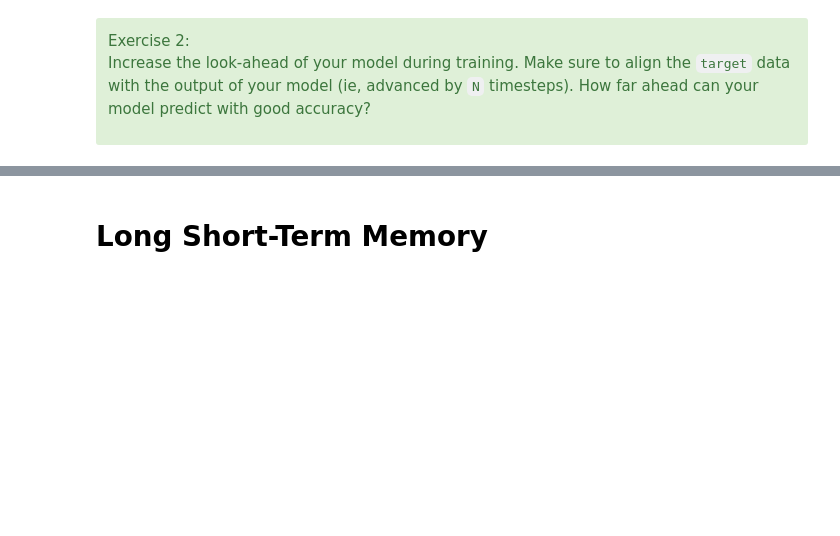
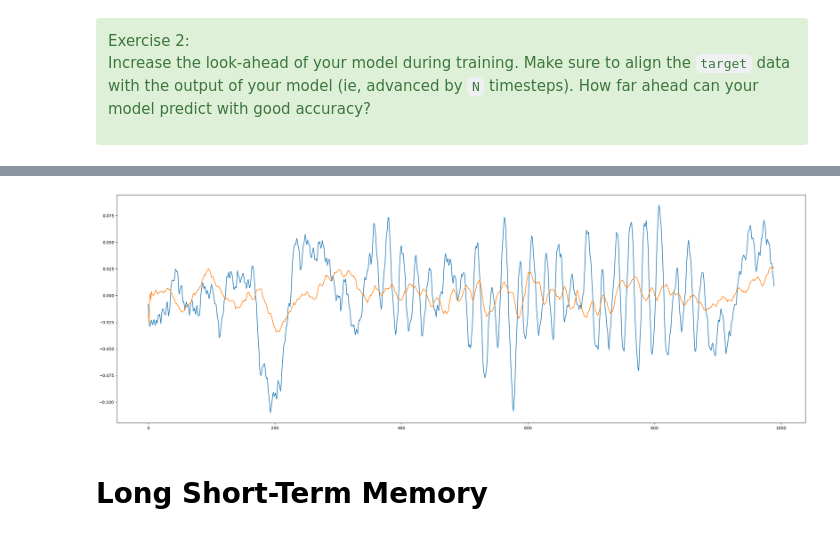
Before and after one commit to SupaeroDataScience/deep-learning, a Jupyter notebook: RNN/MainActivity_Time series forecasting.ipynb, the cells around one changed output, grey strips where cells are left out. Cells and saved outputs as stored; diff of their text form; code cells hidden in the pictures; blank space fills up the shorter version.

```diff
--- a/RNN/MainActivity_Time series forecasting.ipynb
+++ b/RNN/MainActivity_Time series forecasting.ipynb
@@ -247,7 +326,7 @@ def closure():
     optimizer.zero_grad()
     hidden = rnn.init_hidden()
     out, hidden = rnn(train_input[:, :-horizon], hidden, future=horizon)
-    loss = criterion(out[:, :-horizon+1], train_input[:, horizon:])
+    loss = criterion(out[:, :-horizon], train_input[:, horizon:])
     print('loss:', loss.item())
     loss.backward()
     return loss
@@ -283,3 +390,33 @@ Exercise 2:
 
 Increase the look-ahead of your model during training. Make sure to align the `target` data with the output of your model (ie, advanced by `N` timesteps). How far ahead can your model predict with good accuracy?
 </div>
+# %%
+horizon = 10
+rnn = RNN(3, n_hidden, 3).double()
+criterion = nn.MSELoss()
+optimizer = optim.LBFGS(rnn.parameters(), lr=0.8)
+
+# training step through all data
+def closure():
+    optimizer.zero_grad()
+    hidden = rnn.init_hidden()
+    out, hidden = rnn(train_input[:, :-horizon], hidden, future=horizon)
+    loss = criterion(out[:, :-horizon], train_input[:, horizon:])
+    print('loss:', loss.item())
+    loss.backward()
+    return loss
+
+optimizer.step(closure)
+
+hidden=rnn.init_hidden()
+with torch.no_grad():
+    output, hidden = rnn(train_input, hidden, future=horizon)
+    y = output.detach().numpy()
+
+target = train_input[0, horizon:]
+print("MSE of the RNN prediction after training:",
+      np.sqrt(mean_squared_error(target, y[0, :len(target)])))
+plt.figure(figsize=(30,10))
+plt.plot(target, label='real')
+plt.plot(y[0, :len(target)], label='prediction');
+# %% [output]
@@ -286,3 +440,4 @@ Increase the look-ahead of your model during training. Make sure to align the `t
+[figure, added]
 # %% [markdown]
 # Long Short-Term Memory
 # %% [markdown]
```
Also changed, not shown: parts of 24 cells of this notebook, 33 other files.
